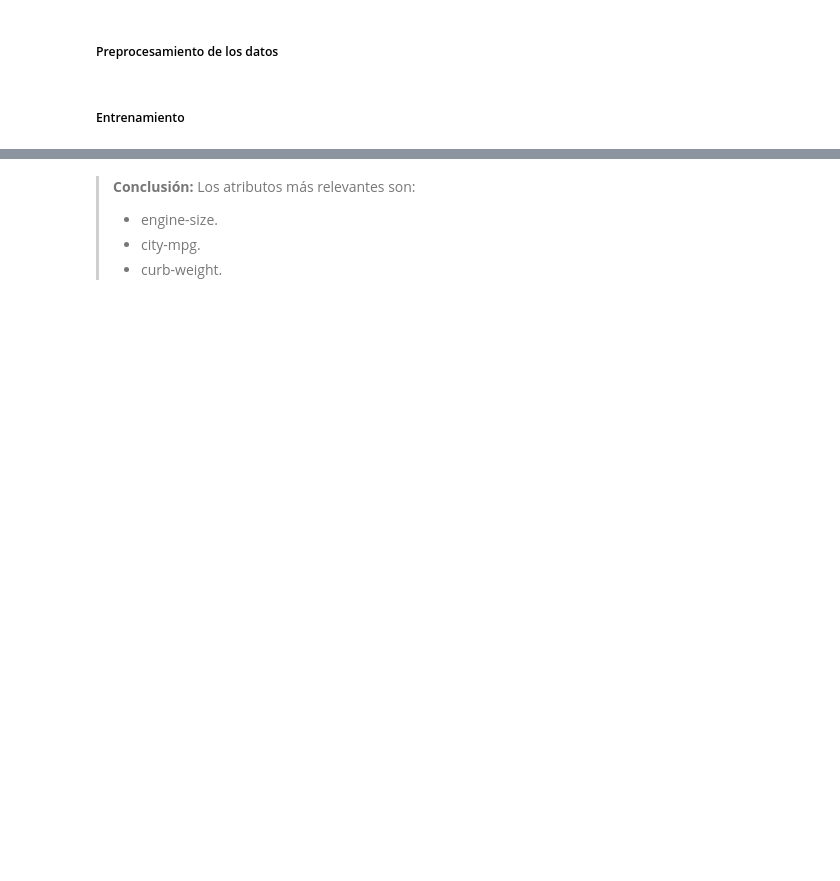
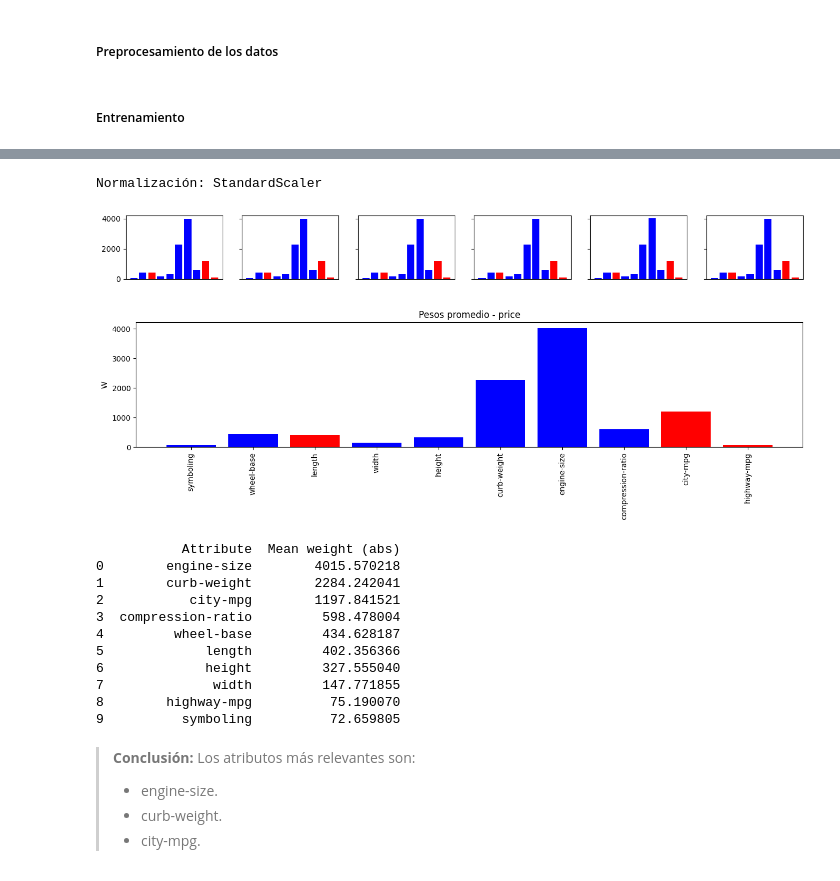
Before and after one commit to gonblas/deep-learning-unlp, a Jupyter notebook: Practicas/p3/07_Autos.ipynb, the cells around one changed output, grey strips where cells are left out. Saved outputs shown, nothing was run; the diff lists cells and outputs as text; code cells hidden in the pictures; blank space fills up the shorter version.

```diff
--- a/Practicas/p3/07_Autos.ipynb
+++ b/Practicas/p3/07_Autos.ipynb
@@ -74,5 +117,26 @@ print(weight_df)
+# %%
+df_weights_std, w_list_std = compute_and_plot_weights(numeric_data,
+                                                    alpha=ALPHA, max_iter=MAX_ITE,
+                                                    cota=COTA, n_runs=6,
+                                                    scaler_class=StandardScaler)
+print(df_weights_std)
+# %% [output]
+Normalización: StandardScaler
+[figure, added]
+[figure, added]
+           Attribute  Mean weight (abs)
+0        engine-size        4015.570218
+1        curb-weight        2284.242041
+2           city-mpg        1197.841521
+3  compression-ratio         598.478004
+4         wheel-base         434.628187
+5             length         402.356366
+6             height         327.555040
+7              width         147.771855
+8        highway-mpg          75.190070
+9          symboling          72.659805
 # %% [markdown]
 > **Conclusión:** Los atributos más relevantes son:
 > - engine-size.
+> - curb-weight.
 > - city-mpg.
-> - curb-weight.
```
Also changed, not shown: parts of 2 cells of this notebook, 13 other files.
